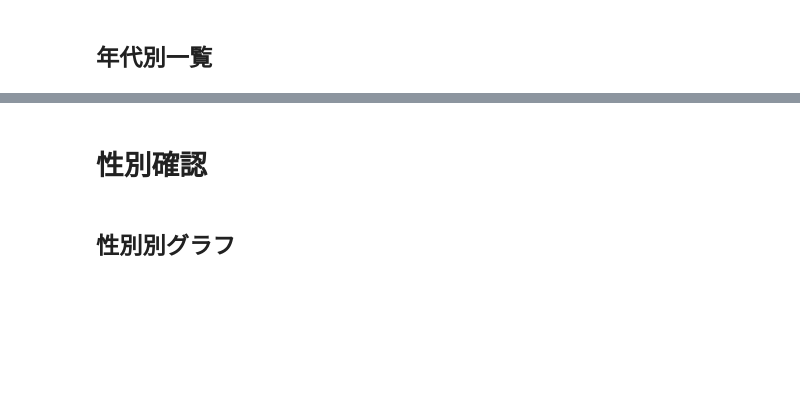
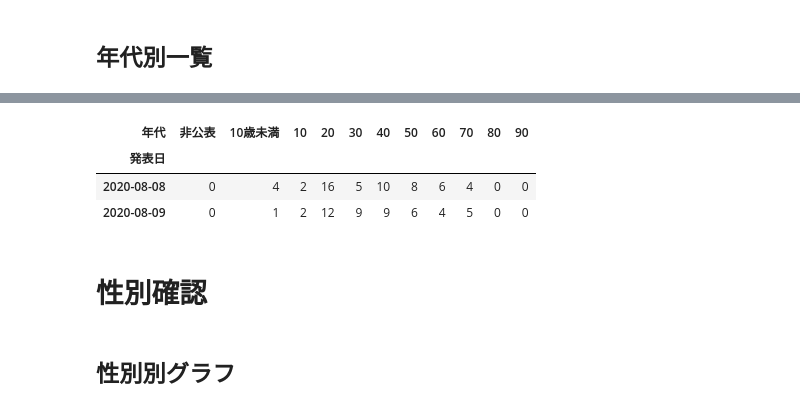
Before and after one commit to imabari/covid19-data, a Jupyter notebook: hyougo/hyougo_yousei_check.ipynb, the cells around one changed output, grey strips where cells are left out. Saved outputs shown, nothing was run; the diff lists cells and outputs as text; code cells hidden in the pictures; blank space fills up the shorter version.

```diff
--- a/hyougo/hyougo_yousei_check.ipynb
+++ b/hyougo/hyougo_yousei_check.ipynb
@@ -258,3 +250,13 @@ df_kanja[df_kanja["年代"] == "10代未満"]
+# %%
+ages = ("非公表","10歳未満",10,20,30,40,50,60,70,80,90)
+# %%
+cr = pd.crosstab(df_kanja["発表日"], df_kanja["年代"], values=df_kanja["年代"], aggfunc="count").reindex(columns=ages).fillna(0).astype(int)
+cr.tail(1)
+# %% [output]
+| 年代 | 非公表 | 10歳未満 | 10 | 20 | 30 | 40 | 50 | 60 | 70 | 80 | 90 |
+| 発表日 |  |  |  |  |  |  |  |  |  |  |  |
+| 2020-08-08 | 0 | 4 | 2 | 16 | 5 | 10 | 8 | 6 | 4 | 0 | 0 |
+| 2020-08-09 | 0 | 1 | 2 | 12 | 9 | 9 | 6 | 4 | 5 | 0 | 0 |
 # %% [markdown]
 # 性別確認
 # %% [markdown]
```
Also changed, not shown: parts of 33 cells of this notebook.
